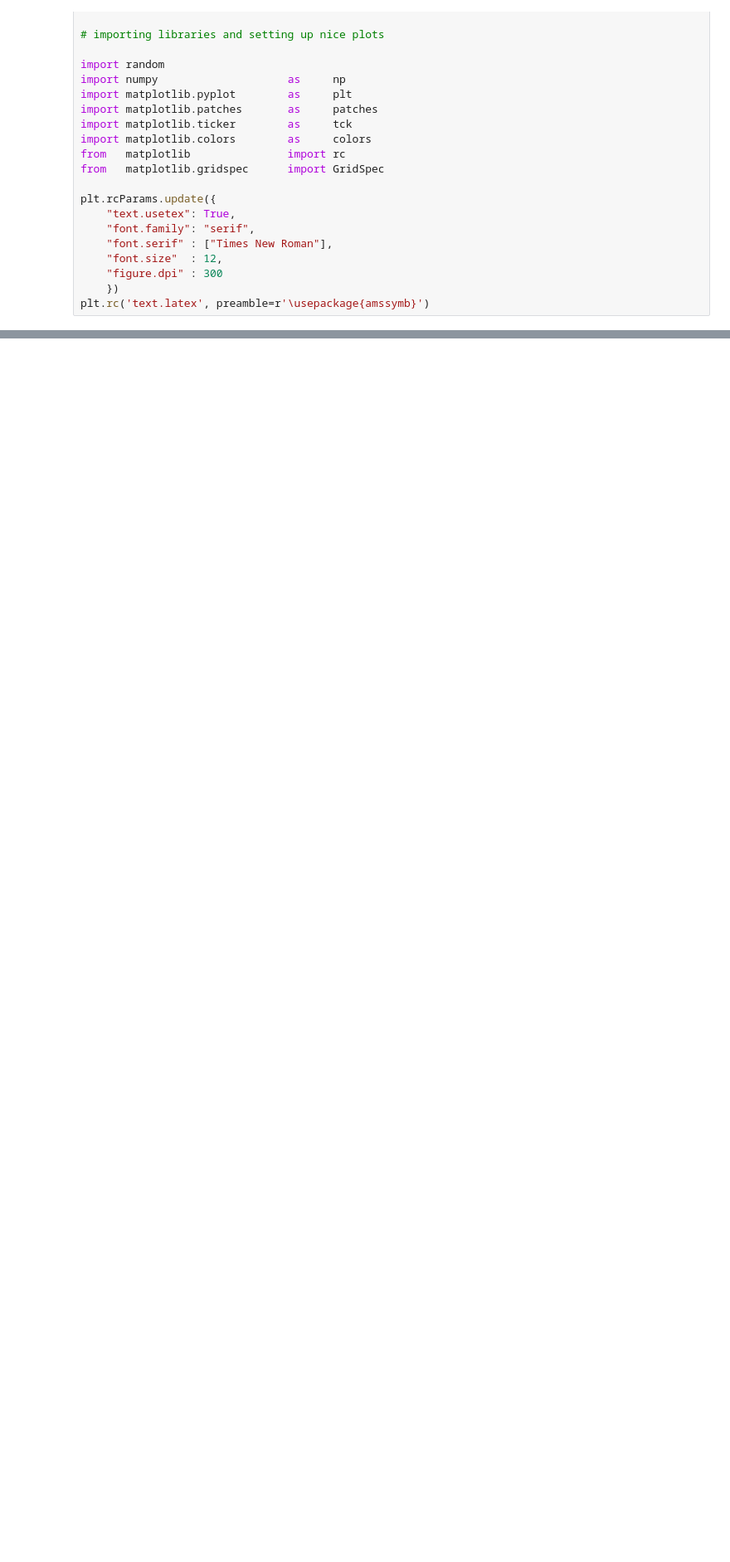
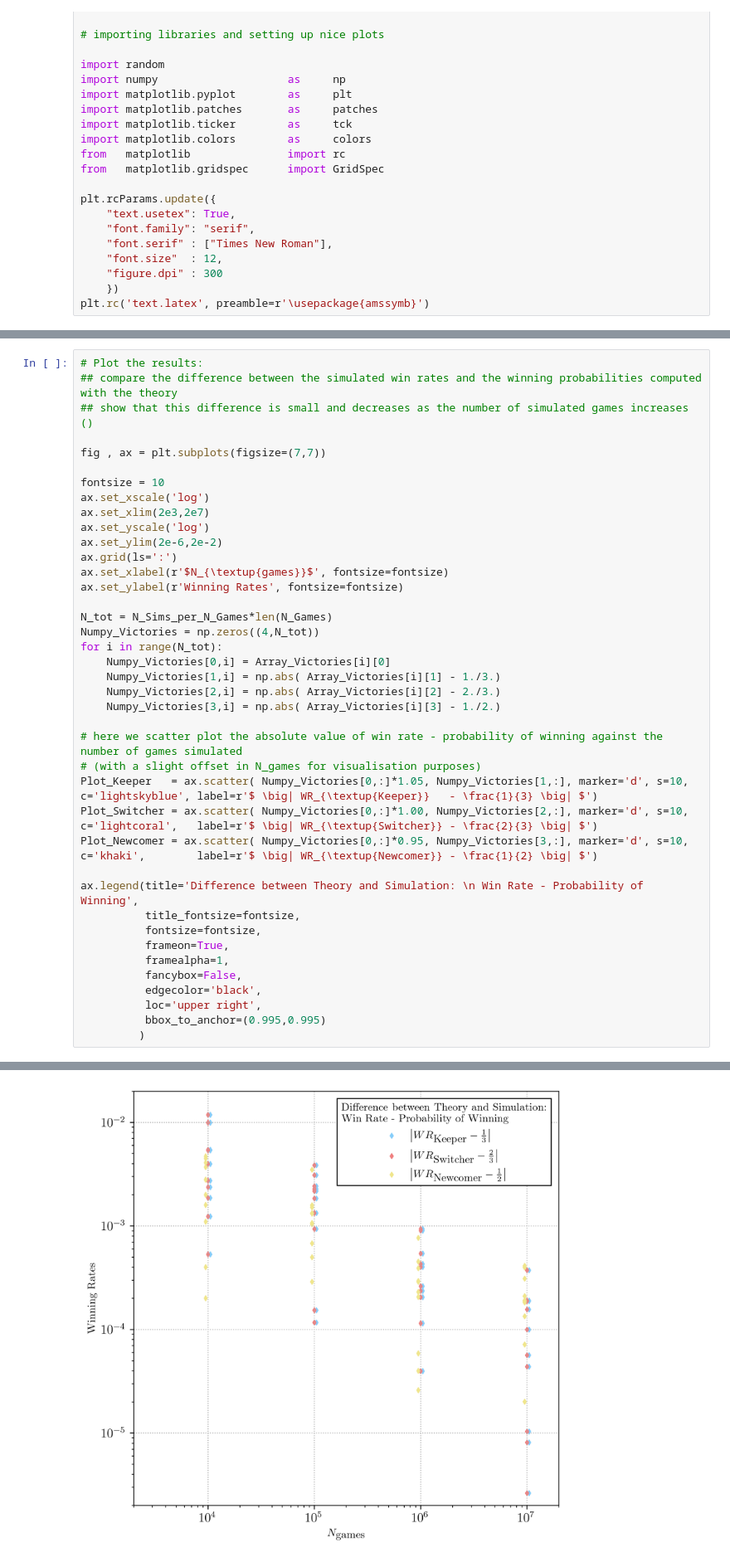
Before and after one commit to Andrea-Pierini/astrostatistics_bicocca_2022-1, a Jupyter notebook: working/L02.ipynb, the cells around one changed output, grey strips where cells are left out. Shown at 83% size. Saved outputs shown, nothing was run; the diff lists cells and outputs as text; blank space fills up the shorter version.

```diff
--- a/working/L02.ipynb
+++ b/working/L02.ipynb
@@ -123,0 +201,41 @@ Probability that the newcomer wins = 0.50044 or equivalently 50.044%
+# %%
+# Plot the results:
+## compare the difference between the simulated win rates and the winning probabilities computed with the theory
+## show that this difference is small and decreases as the number of simulated games increases ()
+
+fig , ax = plt.subplots(figsize=(7,7))
+
+fontsize = 10
+ax.set_xscale('log')
+ax.set_xlim(2e3,2e7)
+ax.set_yscale('log')
+ax.set_ylim(2e-6,2e-2)
+ax.grid(ls=':')
+ax.set_xlabel(r'$N_{\textup{games}}$', fontsize=fontsize)
+ax.set_ylabel(r'Winning Rates', fontsize=fontsize)
+
+N_tot = N_Sims_per_N_Games*len(N_Games)
+Numpy_Victories = np.zeros((4,N_tot))
+for i in range(N_tot):
+    Numpy_Victories[0,i] = Array_Victories[i][0]
+    Numpy_Victories[1,i] = np.abs( Array_Victories[i][1] - 1./3.)
+    Numpy_Victories[2,i] = np.abs( Array_Victories[i][2] - 2./3.)
+    Numpy_Victories[3,i] = np.abs( Array_Victories[i][3] - 1./2.)
+
+# here we scatter plot the absolute value of win rate - probability of winning against the number of games simulated
+# (with a slight offset in N_games for visualisation purposes)
+Plot_Keeper   = ax.scatter( Numpy_Victories[0,:]*1.05, Numpy_Victories[1,:], marker='d', s=10, c='lightskyblue', label=r'$ \big| WR_{\textup{Keeper}}   - \frac{1}{3} \big| $')
+Plot_Switcher = ax.scatter( Numpy_Victories[0,:]*1.00, Numpy_Victories[2,:], marker='d', s=10, c='lightcoral',   label=r'$ \big| WR_{\textup{Switcher}} - \frac{2}{3} \big| $')
+Plot_Newcomer = ax.scatter( Numpy_Victories[0,:]*0.95, Numpy_Victories[3,:], marker='d', s=10, c='khaki',        label=r'$ \big| WR_{\textup{Newcomer}} - \frac{1}{2} \big| $')
+
+ax.legend(title='Difference between Theory and Simulation: \n Win Rate - Probability of Winning',
+          title_fontsize=fontsize,
+          fontsize=fontsize,
+          frameon=True,
+          framealpha=1,
+          fancybox=False,
+          edgecolor='black',
+          loc='upper right',
+          bbox_to_anchor=(0.995,0.995)
+         )
+# %% [output]
@@ -123,0 +243 @@ Probability that the newcomer wins = 0.50044 or equivalently 50.044%
+[figure, added]
```
Also changed, not shown: parts of 13 cells of this notebook.
